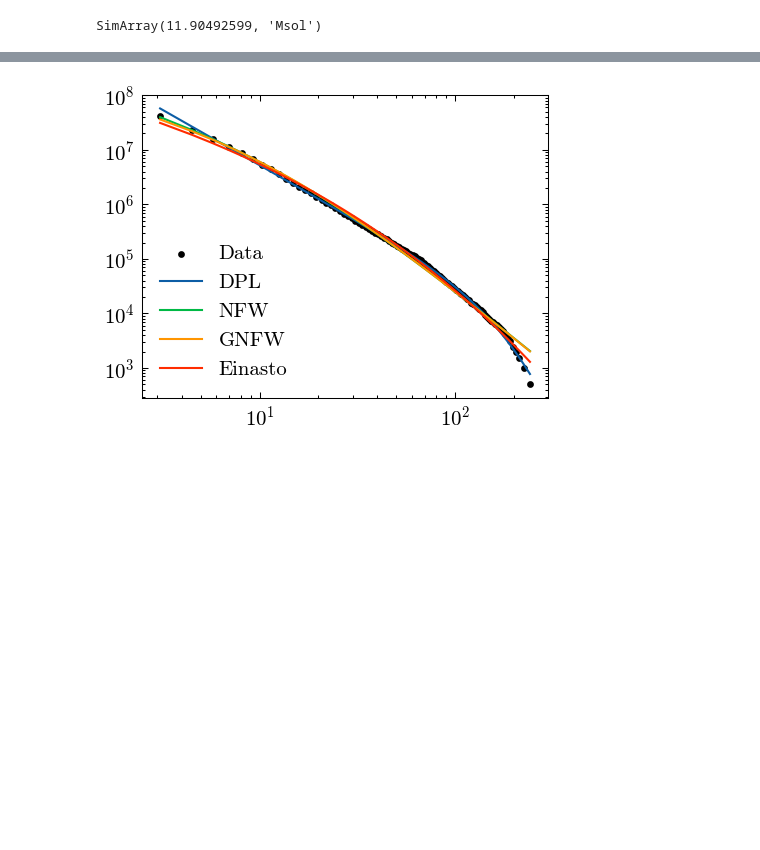
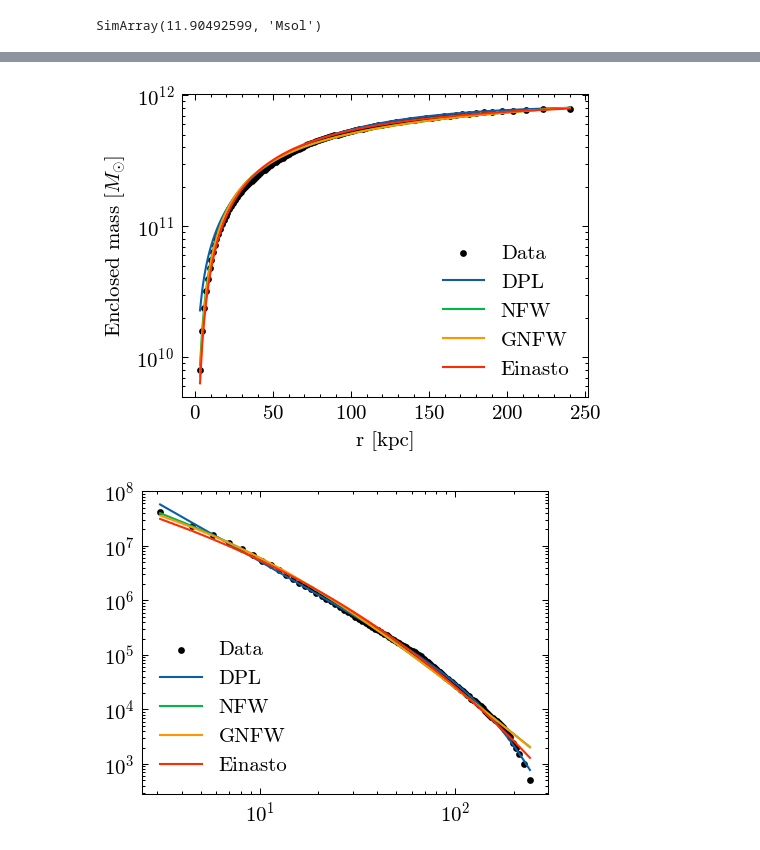
Before and after one commit to wx-ys/gal1d, a Jupyter notebook: example.ipynb, the cells around one changed output, grey strips where cells are left out. Saved outputs shown, nothing was run; the diff lists cells and outputs as text; code cells hidden in the pictures; blank space fills up the shorter version.

```diff
--- a/example.ipynb
+++ b/example.ipynb
@@ -141,4 +129,18 @@ Text(0, 0.5, 'log($|\\delta(\\rho)/\\rho|$)')
 [figure]
+# %%
+plt.figure(dpi=150)
+plt.scatter(rdm,pr['mass_enc'],label='Data',c='k',s=5)
+plt.plot(rdm,dou.enclosed_mass(rdm),label='DPL')
+plt.plot(rdm,nfw.enclosed_mass(rdm),label='NFW')
+plt.plot(rdm,gnfw.enclosed_mass(rdm),label='GNFW')
+plt.plot(rdm,ein.enclosed_mass(rdm),label='Einasto')
+plt.legend()
+plt.yscale('log')
+plt.xlabel('r [kpc]')
+plt.ylabel(r'Enclosed mass $[M_{\odot}]$')
+plt.savefig('HaloEnclosedmass.png',bbox_inches='tight')
+# %% [output]
+[figure, added]
 # %%
 plt.figure(dpi=150)
 plt.scatter(rdm,rhodm,label='Data',c='k',s=5)
```
Also changed, not shown: parts of 29 cells of this notebook, 5 other files.
